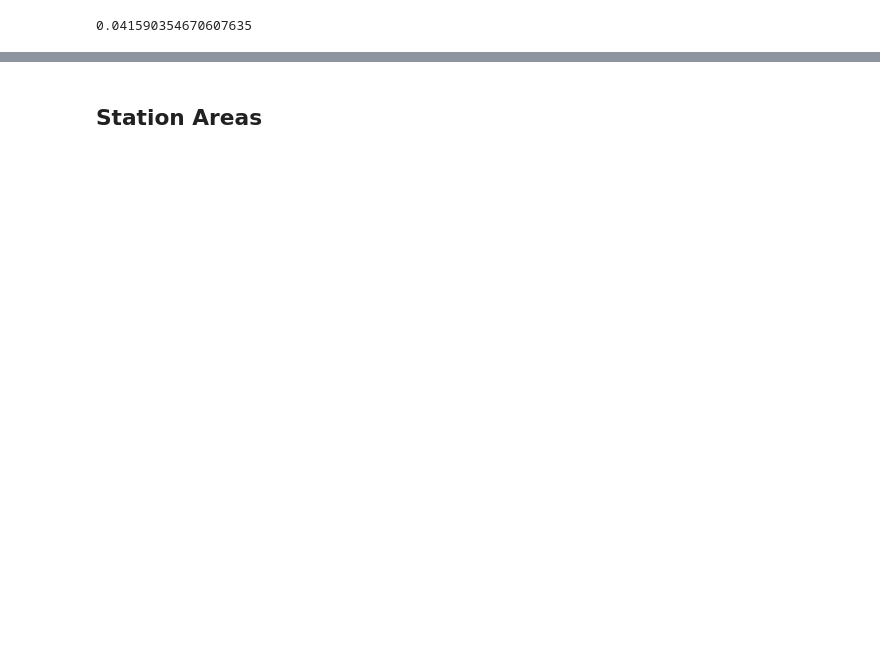
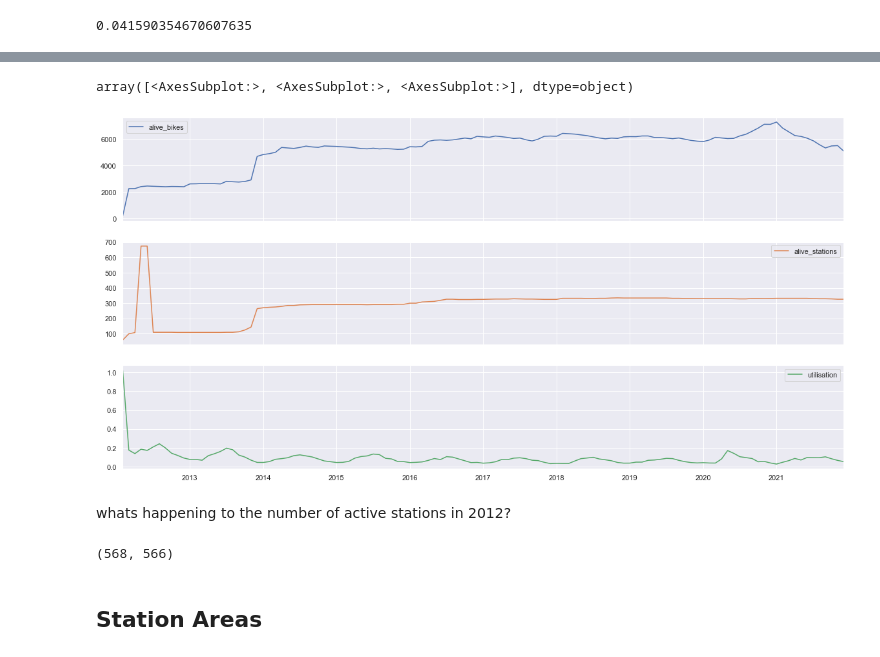
Before and after one commit to alan-turing-institute/pfeffel, a Jupyter notebook: WIP_high_level.ipynb, the cells around one changed output, grey strips where cells are left out. Drawn from its saved outputs; the diff is of its cells as text; code cells hidden in the pictures; blank space fills up the shorter version.

```diff
--- a/WIP_high_level.ipynb
+++ b/WIP_high_level.ipynb
@@ -185,0 +212,11 @@ AttributeError: module 'pandas' has no attribute 'TimeGrouper'
+# %%
+%%time
+duration_sums_per_month = df[["duration"]].groupby(df["start_date"].dt.to_period("M"))["duration"].sum()
+
+duration_sums_per_month = duration_sums_per_month.to_frame()
+duration_sums_per_month["max_possible_duration"] = duration_sums_per_month.index.map(lambda x: x.end_time - x.start_time)
+
+utilisation_per_month = duration_sums_per_month["duration"] / duration_sums_per_month["max_possible_duration"] / alive_bikes_per_month
+
+# remove incomplelte months
+utilisation_per_month = utilisation_per_month[~utilisation_per_month.index.isin(incomplete_months)]
@@ -185,0 +226,8 @@ AttributeError: module 'pandas' has no attribute 'TimeGrouper'
+# %%
+%%time
+
+station_groups = df.groupby("start_station_id")
+
+# relies on time ordering of df via rental_id
+station_start = station_groups["start_date"].first()
+station_end = station_groups["end_date"].last()
@@ -186,3 +237,37 @@ AttributeError: module 'pandas' has no attribute 'TimeGrouper'
+# %%
+alive_stations_per_month = calc_alive_per_month(starts=station_start, ends=station_end,
+                                                incomplete_months=incomplete_months, complete_monthly_index=complete_monthly_index)
+# %%
+# forward fill gaps
+stats_df = complete_monthly_index.to_frame(name="date")\
+    .join(alive_bikes_per_month.rename("alive_bikes"))\
+    .join(alive_stations_per_month.rename("alive_stations"))\
+    .join(utilisation_per_month.rename("utilisation"))\
+    .fillna(method="ffill")
+# %%
+stats_df.plot(subplots=True)
+# %% [output]
+array([<AxesSubplot:>, <AxesSubplot:>, <AxesSubplot:>], dtype=object)
+[figure, added]
+# %% [markdown]
+whats happening to the number of active stations in 2012?
+# %%
+stats_df_2012 = stats_df[(stats_df.index.to_timestamp() >= datetime.datetime(year=2012, month=1, day=1)) &
+        (stats_df.index.to_timestamp() < datetime.datetime(year=2013, month=1, day=1))]
+
+
+# increase in April and Decrease in Jul
+
+may_2012_new_stations = station_start[(station_start >= datetime.datetime(year=2012, month=5, day=1)) &
+             (station_start < datetime.datetime(year=2012, month=6, day=1))]
+
+# note these will actually be last used in prev month i.e. june
+jul_2012_removed_stations = station_end[(station_end >= datetime.datetime(year=2012, month=6, day=1)) &
+             (station_end < datetime.datetime(year=2012, month=7, day=1))]
+
+len(may_2012_new_stations), len(jul_2012_removed_stations)
+# %% [output]
+(568, 566)
 # %% [markdown]
 ## Station Areas
 # %%
```
Also changed, not shown: parts of 50 cells of this notebook.
